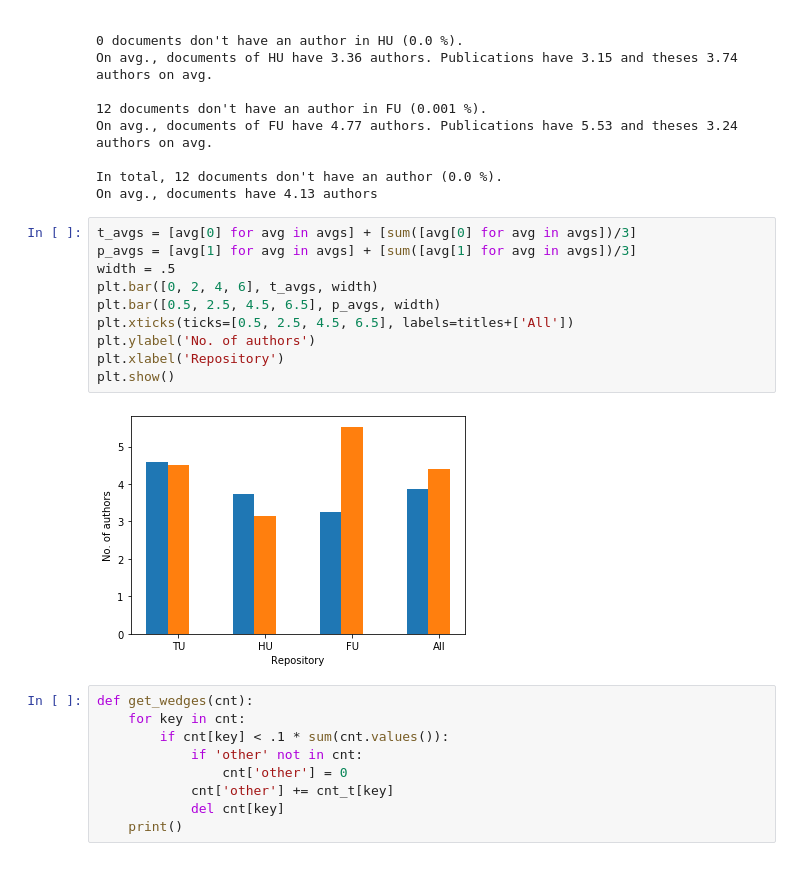
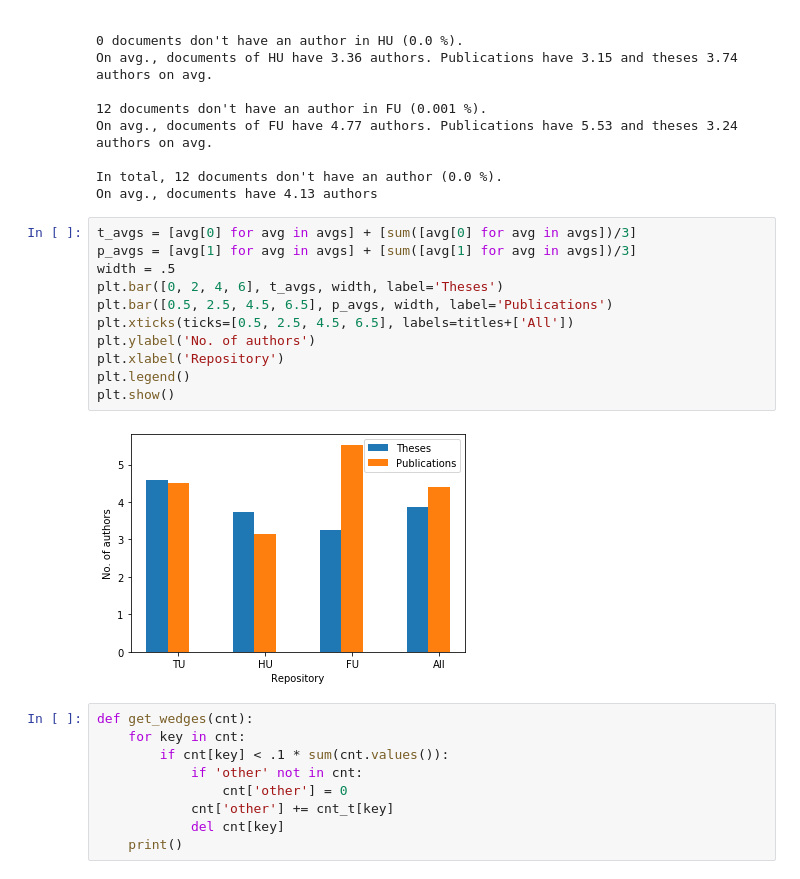
Before and after one commit to carlosfranzreb-uni/thesis_repo_analysis, a Jupyter notebook: analysis/dim/processed/fill_quota.ipynb, the cells around one changed output. Cells and saved outputs as stored; diff of their text form.

Commit message:
Add legend.

```diff
--- a/analysis/dim/processed/fill_quota.ipynb
+++ b/analysis/dim/processed/fill_quota.ipynb
@@ -72,15 +72,16 @@ On avg., documents have 4.13 authors
 # %%
 t_avgs = [avg[0] for avg in avgs] + [sum([avg[0] for avg in avgs])/3]
 p_avgs = [avg[1] for avg in avgs] + [sum([avg[1] for avg in avgs])/3]
 width = .5
-plt.bar([0, 2, 4, 6], t_avgs, width)
-plt.bar([0.5, 2.5, 4.5, 6.5], p_avgs, width)
+plt.bar([0, 2, 4, 6], t_avgs, width, label='Theses')
+plt.bar([0.5, 2.5, 4.5, 6.5], p_avgs, width, label='Publications')
 plt.xticks(ticks=[0.5, 2.5, 4.5, 6.5], labels=titles+['All'])
 plt.ylabel('No. of authors')
 plt.xlabel('Repository')
+plt.legend()
 plt.show()
 # %% [output]
-[figure, old version]
+[figure, new version]
 # %%
 def get_wedges(cnt):
     for key in cnt:
```
